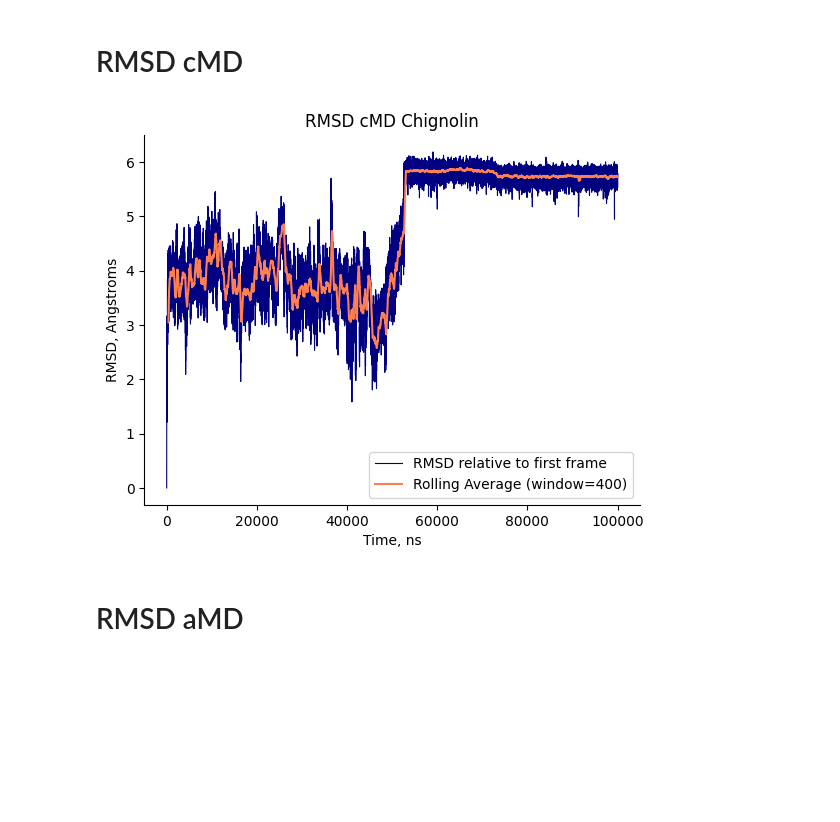
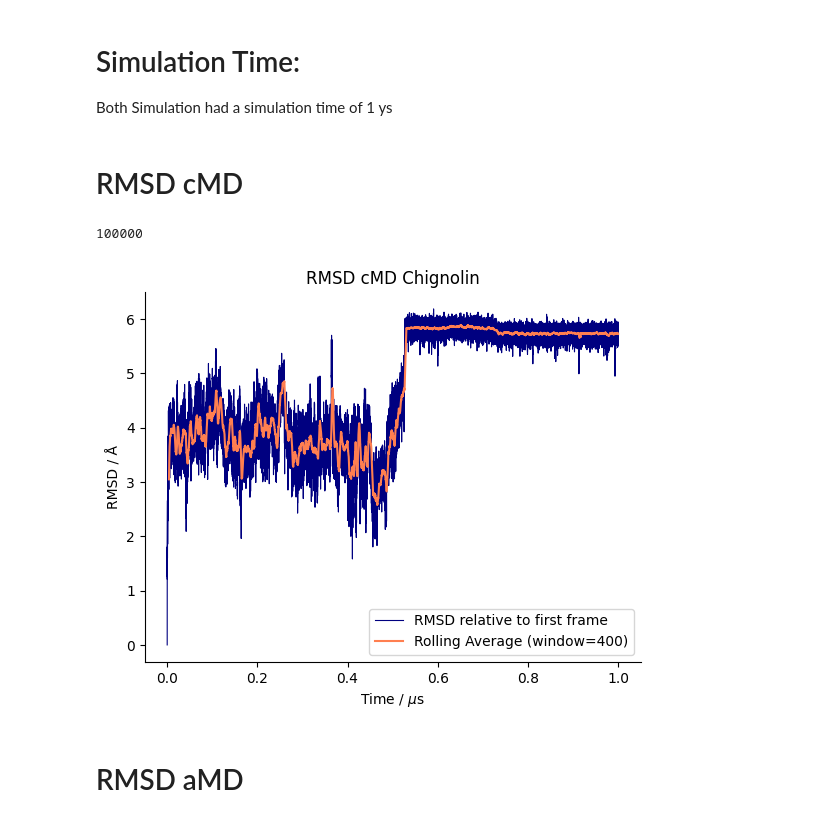
Before and after one commit to LukasMeinschad/Theoretische_Chemie, a Jupyter notebook: Praktikum/mm_part/mm_auswertung.ipynb, the cells around one changed output. Drawn from its saved outputs; the diff is of its cells as text; code cells hidden in the pictures; blank space fills up the shorter version.

```diff
--- a/Praktikum/mm_part/mm_auswertung.ipynb
+++ b/Praktikum/mm_part/mm_auswertung.ipynb
@@ -2,39 +2,57 @@
 import numpy as numpy
 import matplotlib.pyplot as plt
 import pandas as pd
+# %% [markdown]
+# Simulation Time:
+
+Both Simulation had a simulation time of 1 ys
 # %% [markdown]
 # RMSD cMD
 # %%
 rmsd_data = pd.read_csv("prot-rmsd-ca.dat",skiprows=1, names = ["Frame","RMSD"],sep="\s+")
 xray_rmsd_data = pd.read_csv("rmsd-xray-ca.dat",skiprows=1, names = ["Frame","RMSD"],sep="\s+")
-# Calculate a rolling average with a window size of your choice, e.g., 10 frames
+
+# chance the step size
+
+num_frames = len(rmsd_data.loc[:,"Frame"])
+print(num_frames)
+
+time_per_step = 1 / num_frames
+
+rmsd_data["Frame"] = rmsd_data["Frame"] * time_per_step
+
+
+
+
 rolling_window = 400
 rmsd_rolling_avg = rmsd_data.loc[:, "RMSD"].rolling(window=rolling_window).mean()
 rmsd_xray_rolling_avg = xray_rmsd_data.loc[:, "RMSD"].rolling(window=rolling_window).mean()
 
 
 # Plot original RMSD data
 plt.plot(rmsd_data.loc[:, "Frame"], rmsd_data.loc[:, "RMSD"], label='RMSD relative to first frame', linewidth=0.8, color='navy')
 #plt.plot(xray_rmsd_data.loc[:, "Frame"], xray_rmsd_data.loc[:, "RMSD"], label='RMSD relative XRay Structure', linewidth=0.8, color='dodgerblue')
 
 # Plot rolling average
 plt.plot(rmsd_data.loc[:, "Frame"], rmsd_rolling_avg, label=f'Rolling Average (window={rolling_window})', linewidth=1.5, color='coral')
 #plt.plot(xray_rmsd_data.loc[:, "Frame"], rmsd_xray_rolling_avg, label=f'Rolling Average (window={rolling_window})', linewidth=1.5, color='gold')
 
 
 # Add labels and legend
 ax = plt.gca()
 ax.spines['top'].set_visible(False)
 ax.spines['right'].set_visible(False)
 
 plt.legend(loc='best')
-plt.xlabel('Time, ns')
+plt.xlabel('Time / $\mu$s')
 plt.title("RMSD cMD Chignolin")
-plt.ylabel('RMSD, Angstroms')
+plt.ylabel('RMSD / \u212B')
 
 # Show the plot
+plt.savefig("rmsd_chignolin.png",dpi=700)
 plt.show()
 # %% [output]
+100000
-[figure, old version]
+[figure, new version]
 # %% [markdown]
 # RMSD aMD
```
Also changed, not shown: parts of 3 cells of this notebook, 1 other file.
